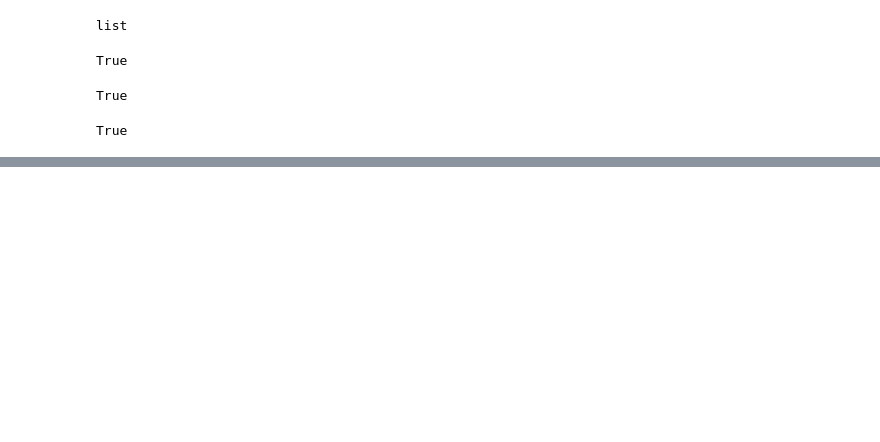
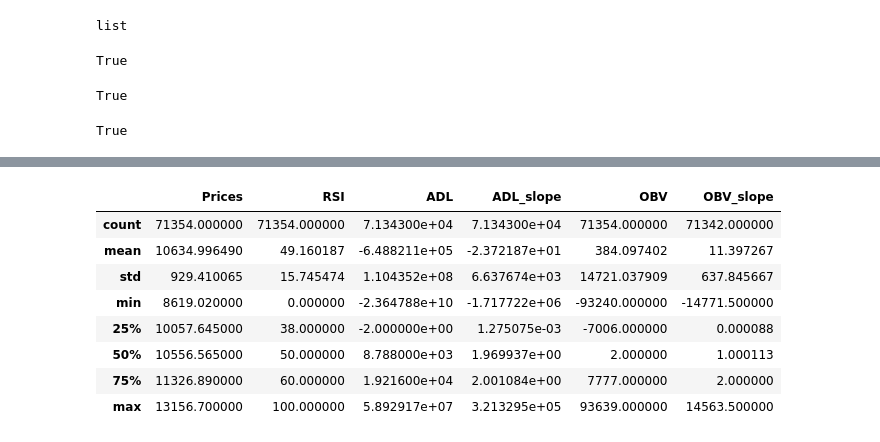
Before and after one commit to bnonni/CryptoApp, a Jupyter notebook: ANN/Crypto_ANN.ipynb, the cells around one changed output, grey strips where cells are left out. Cells and saved outputs as stored; diff of their text form; code cells hidden in the pictures; blank space fills up the shorter version.

```diff
--- a/ANN/Crypto_ANN.ipynb
+++ b/ANN/Crypto_ANN.ipynb
@@ -155,2 +198,14 @@ BTC_df
+# %%
+BTC_df.describe()
+# %% [output]
+|  | Prices | RSI | ADL | ADL_slope | OBV | OBV_slope |
+| count | 71354.000000 | 71354.000000 | 7.134300e+04 | 7.134300e+04 | 71354.000000 | 71342.000000 |
+| mean | 10634.996490 | 49.160187 | -6.488211e+05 | -2.372187e+01 | 384.097402 | 11.397267 |
+| std | 929.410065 | 15.745474 | 1.104352e+08 | 6.637674e+03 | 14721.037909 | 637.845667 |
+| min | 8619.020000 | 0.000000 | -2.364788e+10 | -1.717722e+06 | -93240.000000 | -14771.500000 |
+| 25% | 10057.645000 | 38.000000 | -2.000000e+00 | 1.275075e-03 | -7006.000000 | 0.000088 |
+| 50% | 10556.565000 | 50.000000 | 8.788000e+03 | 1.969937e+00 | 2.000000 | 1.000113 |
+| 75% | 11326.890000 | 60.000000 | 1.921600e+04 | 2.001084e+00 | 7777.000000 | 2.000000 |
+| max | 13156.700000 | 100.000000 | 5.892917e+07 | 3.213295e+05 | 93639.000000 | 14563.500000 |
 # %%
 BTC_df.info()
```
Also changed, not shown: parts of 21 cells of this notebook, 1 other file.
